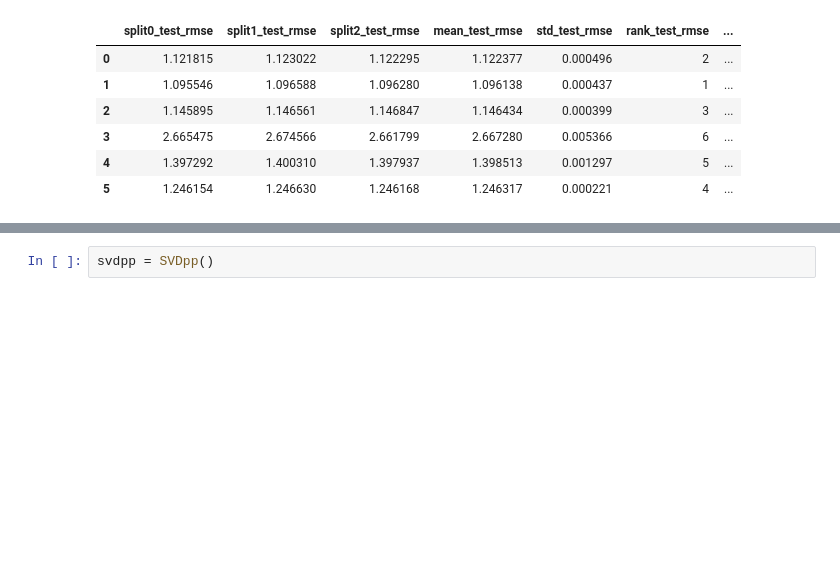
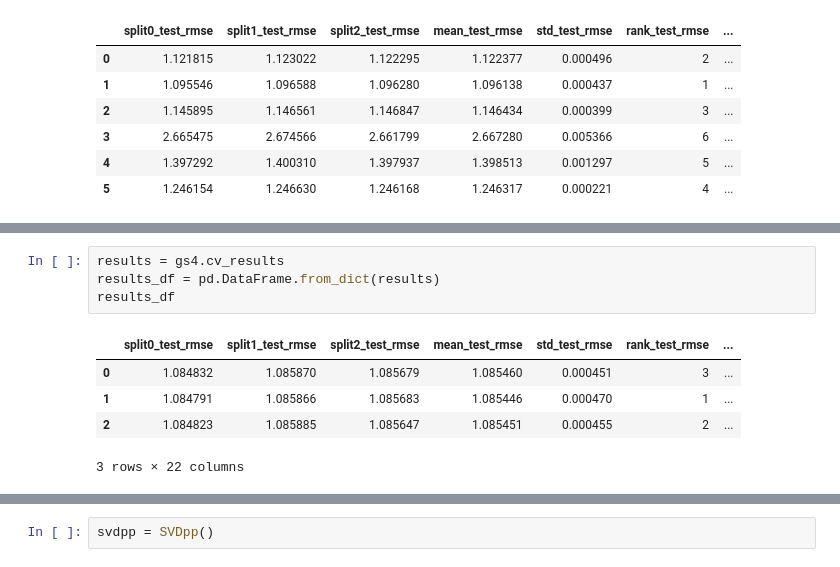
Before and after one commit to yishuen/yelp-restaurant-recommendation-system, a Jupyter notebook: model-testing.ipynb, the cells around one changed output, grey strips where cells are left out. Drawn from its saved outputs; the diff is of its cells as text; blank space fills up the shorter version.

```diff
--- a/model-testing.ipynb
+++ b/model-testing.ipynb
@@ -115,0 +132,10 @@ results_df
+# %%
+results = gs4.cv_results
+results_df = pd.DataFrame.from_dict(results)
+results_df
+# %% [output]
+|  | split0_test_rmse | split1_test_rmse | split2_test_rmse | mean_test_rmse | std_test_rmse | rank_test_rmse | ... |
+| 0 | 1.084832 | 1.085870 | 1.085679 | 1.085460 | 0.000451 | 3 | ... |
+| 1 | 1.084791 | 1.085866 | 1.085683 | 1.085446 | 0.000470 | 1 | ... |
+| 2 | 1.084823 | 1.085885 | 1.085647 | 1.085451 | 0.000455 | 2 | ... |
+3 rows × 22 columns
```
Also changed, not shown: parts of 44 cells of this notebook, 14 other files.
